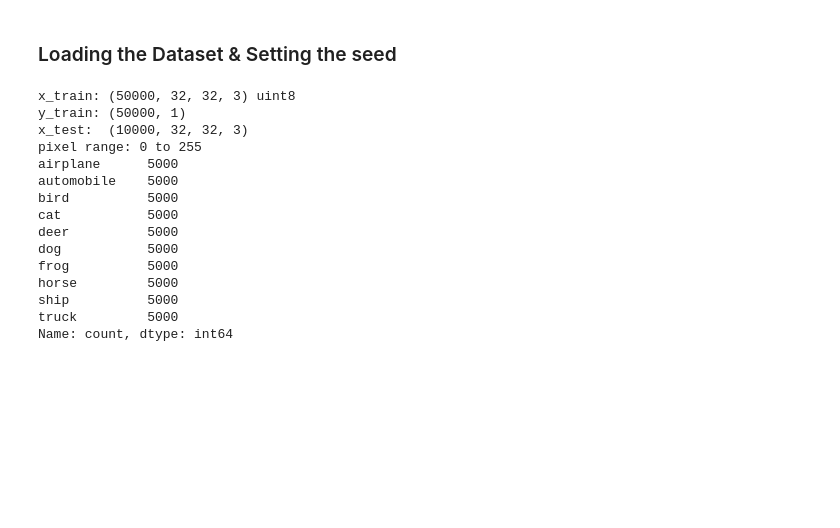
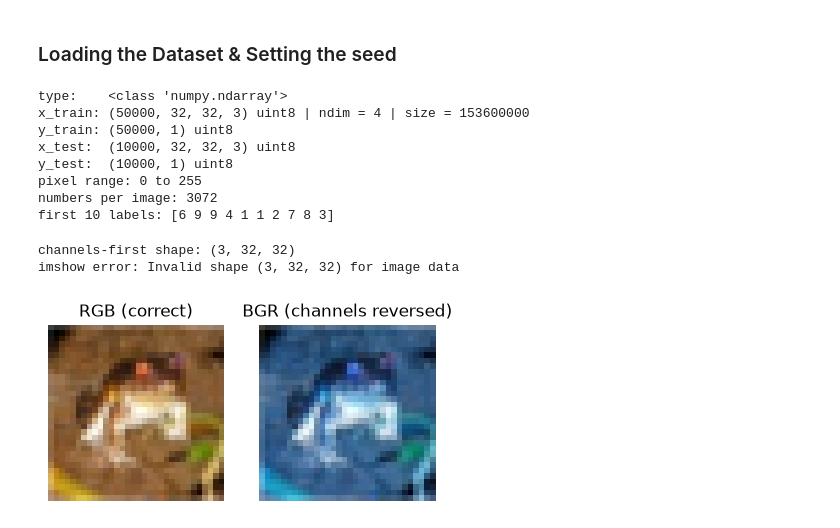
Before and after one commit to s3944714/Cifar-10, a Jupyter notebook: notebooks/01_explore.ipynb, the cells around one changed output. Drawn from its saved outputs; the diff is of its cells as text; code cells hidden in the pictures; blank space fills up the shorter version.

```diff
--- a/notebooks/01_explore.ipynb
+++ b/notebooks/01_explore.ipynb
@@ -13,46 +37,46 @@ import numpy as np
 # %%
 import tensorflow as tf
 
-CLASS_NAMES = ["airplane", "automobile", "bird", "cat", "deer",
-"dog", "frog", "horse", "ship", "truck"]
+(x_train, y_train), (x_test, y_test) = tf.keras.datasets.cifar10.load_data()
 
 # Load the dataset
-(x_train, y_train), (x_test, y_test) = tf.keras.datasets.cifar10.load_data()
-print("x_train:", x_train.shape, x_train.dtype) # (50000, 32, 32, 3) uint8
-print("y_train:", y_train.shape) # (50000, 1) -- a column,)
-print("x_test: ", x_test.shape) # (10000, 32, 32, 3)
-print("pixel range:", x_train.min(), "to", x_train.max()) # 0 to 255
-
-counts = pd.Series(y_train.ravel()).value_counts().sort_index()
-counts.index = CLASS_NAMES
-print(counts)
+print("type:   ", type(x_train))
+print("x_train:", x_train.shape, x_train.dtype, "| ndim =", x_train.ndim, "| size =", x_train.size)
+print("y_train:", y_train.shape, y_train.dtype)
+print("x_test: ", x_test.shape, x_test.dtype)
+print("y_test: ", y_test.shape, y_test.dtype)
+print("pixel range:", x_train.min(), "to", x_train.max())
+print("numbers per image:", 32 * 32 * 3)
+print("first 10 labels:", y_train[:10].ravel())
 # %% [output]
-x_train: (50000, 32, 32, 3) uint8
-y_train: (50000, 1)
-x_test:  (10000, 32, 32, 3)
+type:    <class 'numpy.ndarray'>
+x_train: (50000, 32, 32, 3) uint8 | ndim = 4 | size = 153600000
+y_train: (50000, 1) uint8
+x_test:  (10000, 32, 32, 3) uint8
+y_test:  (10000, 1) uint8
 pixel range: 0 to 255
-airplane      5000
-automobile    5000
-bird          5000
-cat           5000
-deer          5000
-dog           5000
-frog          5000
-horse         5000
-ship          5000
-truck         5000
-Name: count, dtype: int64
+numbers per image: 3072
+first 10 labels: [6 9 9 4 1 1 2 7 8 3]
 # %%
-idx = np.random.choice(len(x_train), 32, replace=False)
-fig, axes = plt.subplots(4, 8, figsize=(12, 6))
-for ax, i in zip(axes.flat, idx):
-    ax.imshow(x_train[i])
-    ax.set_title(CLASS_NAMES[y_train[i, 0]], fontsize=8)
+img = x_train[0]
+
+# Experiment 1: channels-first image -> Matplotlib can't display it
+img_chw = img.transpose(2, 0, 1)          # (32, 32, 3) -> (3, 32, 32)
+print("channels-first shape:", img_chw.shape)
+try:
+    plt.imshow(img_chw)
+except TypeError as e:
+    print("imshow error:", e)
+plt.close()
+
+# Experiment 2: reversed channel order (RGB -> BGR): same shapes, wrong colours
+fig, axes = plt.subplots(1, 2, figsize=(5, 2.5))
+axes[0].imshow(img);            axes[0].set_title("RGB (correct)")
+axes[1].imshow(img[..., ::-1]); axes[1].set_title("BGR (channels reversed)")
+for ax in axes:
     ax.axis("off")
-    plt.tight_layout()
-    plt.savefig("../reports/figures/samples.png", dpi=150) # reuse in the README
-    plt.show()
-
-print(x_train[0, :3, :3, 0])
-print("mean per channel:", x_train.mean(axis=(0, 1, 2)))
-print("std per channel: ", x_train.std(axis=(0, 1, 2)))
+plt.show()
+# %% [output]
+channels-first shape: (3, 32, 32)
+imshow error: Invalid shape (3, 32, 32) for image data
+[figure, added]
```
Also changed, not shown: parts of 13 cells of this notebook, 1 other file.
